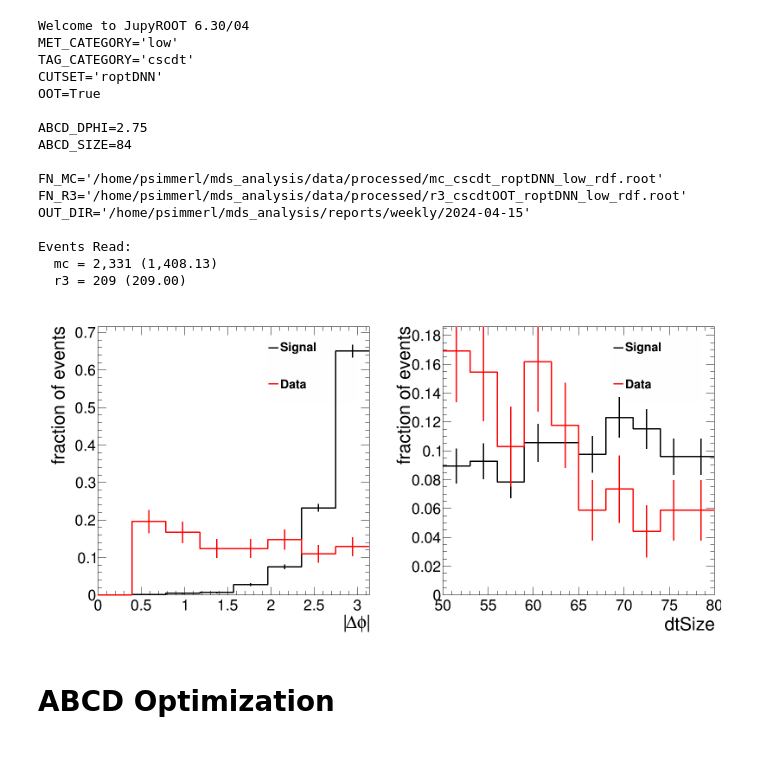
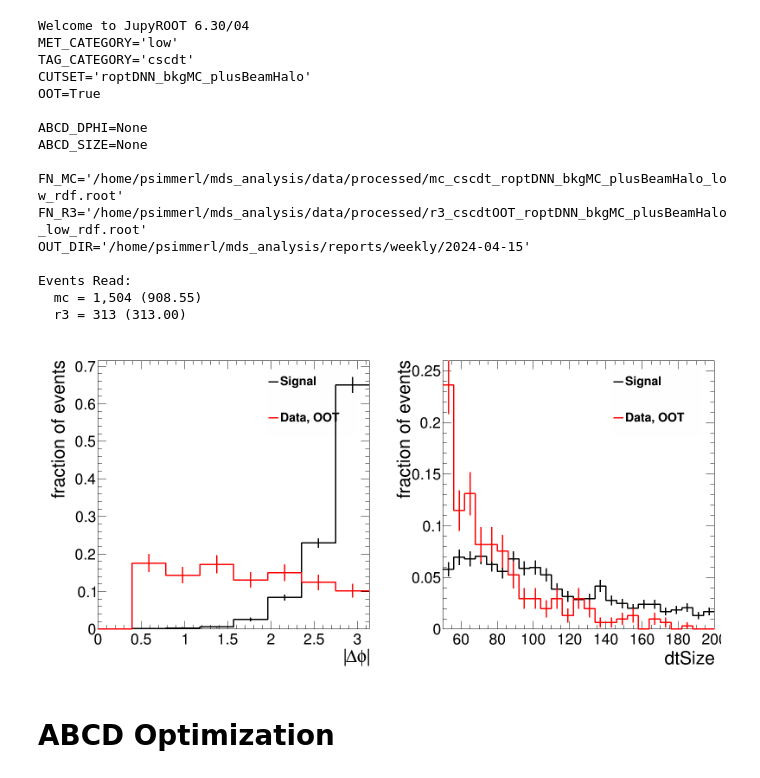
Before and after one commit to cms-lpc-llp/mds_analysis, a Jupyter notebook: notebooks/closure_test.ipynb, the cells around one changed output. Drawn from its saved outputs; the diff is of its cells as text; code cells hidden in the pictures.

```diff
--- a/notebooks/closure_test.ipynb
+++ b/notebooks/closure_test.ipynb
@@ -29,7 +29,7 @@ OUT_DIR = f'{LOCAL_DIR}/reports/weekly/2024-04-15'
 # **** #
 MET_CATEGORY = ('lt200', 'low', 'high')[1]
 TAG_CATEGORY = ('csccsc', 'cscdt')[1]
-CUTSET = ('l1', 'scs', 'ropt', 'roptDNN', 'lopt', 'loptDNN')[3]
+CUTSET = ('l1', 'scs', 'ropt', 'roptDNN', 'roptDNN_bkgMC_plusBeamHalo', 'roptDNN_bkgOOTData', 'lopt', 'loptDNN')[4]
 OOT = True#False#
 
 SIZE_VAR = TAG_CATEGORY[3:]
@@ -63,6 +63,29 @@ if CUTSET == 'scs':
             ABCD_DPHI = 1.40
             ABCD_SIZE = 128
 
+if CUTSET == 'ropt':
+    if TAG_CATEGORY == 'csccsc':
+        if MET_CATEGORY == 'lt200':
+            ABCD_DPHI = None
+            ABCD_SIZE = None
+        if MET_CATEGORY == 'low':
+            ABCD_DPHI = None
+            ABCD_SIZE = None
+        if MET_CATEGORY == 'high':
+            ABCD_DPHI = None
+            ABCD_SIZE = None
+
+    if TAG_CATEGORY == 'cscdt':
+        if MET_CATEGORY == 'lt200':
+            ABCD_DPHI = None
+            ABCD_SIZE = None
+        if MET_CATEGORY == 'low':
+            ABCD_DPHI = 2.75
+            ABCD_SIZE = 81
+        if MET_CATEGORY == 'high':
+            ABCD_DPHI = 1.8
+            ABCD_SIZE = 73
+
 if CUTSET == 'roptDNN':
     if TAG_CATEGORY == 'csccsc':
         if MET_CATEGORY == 'lt200':
@@ -80,13 +103,13 @@ if CUTSET == 'roptDNN':
             ABCD_DPHI = None
             ABCD_SIZE = None
         if MET_CATEGORY == 'low':
-            ABCD_DPHI = 2.75
-            ABCD_SIZE = 84
+            ABCD_DPHI = None
+            ABCD_SIZE = None
         if MET_CATEGORY == 'high':
-            ABCD_DPHI = 2.55
-            ABCD_SIZE = 113
+            ABCD_DPHI = None
+            ABCD_SIZE = None
 
-if CUTSET == 'lopt':
+if CUTSET == 'roptDNN_bkgMC_plusBeamHalo':
     if TAG_CATEGORY == 'csccsc':
         if MET_CATEGORY == 'lt200':
             ABCD_DPHI = None
@@ -103,13 +126,13 @@ if CUTSET == 'lopt':
             ABCD_DPHI = None
             ABCD_SIZE = None
         if MET_CATEGORY == 'low':
-            ABCD_DPHI = 2.65
-            ABCD_SIZE = 94
+            ABCD_DPHI = None
+            ABCD_SIZE = None
         if MET_CATEGORY == 'high':
-            ABCD_DPHI = 1.65
-            ABCD_SIZE = 113
+            ABCD_DPHI = None
+            ABCD_SIZE = None
 
-if CUTSET == 'loptDNN':
+if CUTSET == 'roptDNN_bkgOOTData':
     if TAG_CATEGORY == 'csccsc':
         if MET_CATEGORY == 'lt200':
             ABCD_DPHI = None
@@ -126,11 +149,11 @@ if CUTSET == 'loptDNN':
             ABCD_DPHI = None
             ABCD_SIZE = None
         if MET_CATEGORY == 'low':
-            ABCD_DPHI = 2.75
-            ABCD_SIZE = 84
+            ABCD_DPHI = None
+            ABCD_SIZE = None
         if MET_CATEGORY == 'high':
-            ABCD_DPHI = 2.55
-            ABCD_SIZE = 113
+            ABCD_DPHI = None
+            ABCD_SIZE = None
 
 # **** #
 pathlib.Path(OUT_DIR).mkdir(parents=True, exist_ok=True)
@@ -186,19 +209,19 @@ for key, rdf in rdfs.items():
 Welcome to JupyROOT 6.30/04
 MET_CATEGORY='low'
 TAG_CATEGORY='cscdt'
-CUTSET='roptDNN'
+CUTSET='roptDNN_bkgMC_plusBeamHalo'
 OOT=True
 
-ABCD_DPHI=2.75
-ABCD_SIZE=84
+ABCD_DPHI=None
+ABCD_SIZE=None
 
-FN_MC='/home/psimmerl/mds_analysis/data/processed/mc_cscdt_roptDNN_low_rdf.root'
-FN_R3='/home/psimmerl/mds_analysis/data/processed/r3_cscdtOOT_roptDNN_low_rdf.root'
+FN_MC='/home/psimmerl/mds_analysis/data/processed/mc_cscdt_roptDNN_bkgMC_plusBeamHalo_low_rdf.root'
+FN_R3='/home/psimmerl/mds_analysis/data/processed/r3_cscdtOOT_roptDNN_bkgMC_plusBeamHalo_low_rdf.root'
 OUT_DIR='/home/psimmerl/mds_analysis/reports/weekly/2024-04-15'
 
 Events Read:
-  mc = 2,331 (1,408.13)
-  r3 = 209 (209.00)
+  mc = 1,504 (908.55)
+  r3 = 313 (313.00)
 # %%
 if 'OOT' not in FN_R3:
     raise Warning('data is not OOT!')
@@ -214,9 +237,10 @@ hinfos = {
         'form' : (f';|#Delta#phi|;fraction of events',8,0,np.pi),
     },
    'dtSize' : {
+        'form' : (f';dtSize;fraction of events',25,50,200),
         # 'form' : (f';dtSize;fraction of events',25,65,100),
         # 'form' : (f';dtSize;fraction of events',15,50,80),
-        'form' : (f';dtSize;fraction of events',10,50,80),
+        # 'form' : (f';dtSize;fraction of events',10,50,80),
         # 'form' : (f';dtSize;fraction of events',25,50,500),
     },
     # 'csc0Phi' : {
@@ -233,34 +257,34 @@ for ixv, (xv, hinfo) in enumerate(hinfos.items()):
     legend = TLegend(0.67, 0.72, 0.94, 0.94)
     legend.SetBorderSize(0)
     legend.SetFillColorAlpha(rt.kBlack, 0.0)#0.2)
     legend.SetTextSize(0.04)
     legend.SetMargin(0.15)
 
 
     # **** #
 
     h1 = rdfs['mc'].Histo1D(('Signal',*form),xv,).GetValue()
-    h2 = rdfs['r3'].Histo1D(('Data',*form),xv,).GetValue()
+    h2 = rdfs['r3'].Histo1D(('Data'+(', OOT' if OOT else ''),*form),xv,).GetValue()
 
     hhs = [h1,h2]
     # hmax = max([h.GetMaximum() for h in hhs])
     hmax = max([h.GetMaximum() / h.Integral() if h.Integral() else 0 for h in hhs])
     for ih, hh in enumerate(hhs):
         nev = hh.Integral()
         if hmax < 1 and nev:
             hh.Scale(1/hh.Integral())
         hh.SetMinimum(0)
         hh.SetMaximum(hmax*1.1)
         hh.SetLineColor(SCL[ih])
         hh.SetLineWidth(3)
         hh.Draw('histe same')
         legend.AddEntry(hh, hh.GetName(), 'L')
 
 
     legend.Draw()
     gc.extend([legend]+hhs)
 canvas.Draw()
 # %% [output]
-[figure, old version]
+[figure, new version]
 # %% [markdown]
 # ABCD Optimization
```
Also changed, not shown: parts of 13 cells of this notebook, 32 other files.
